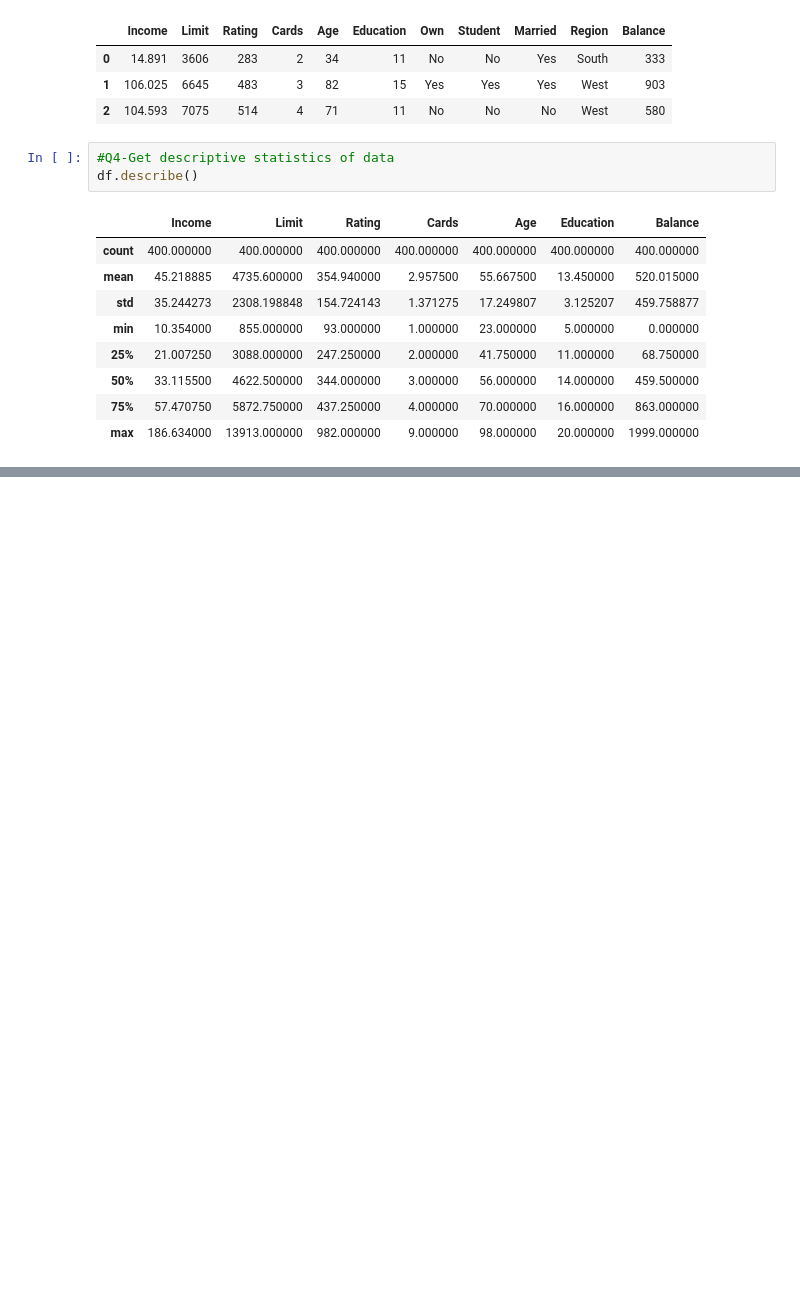
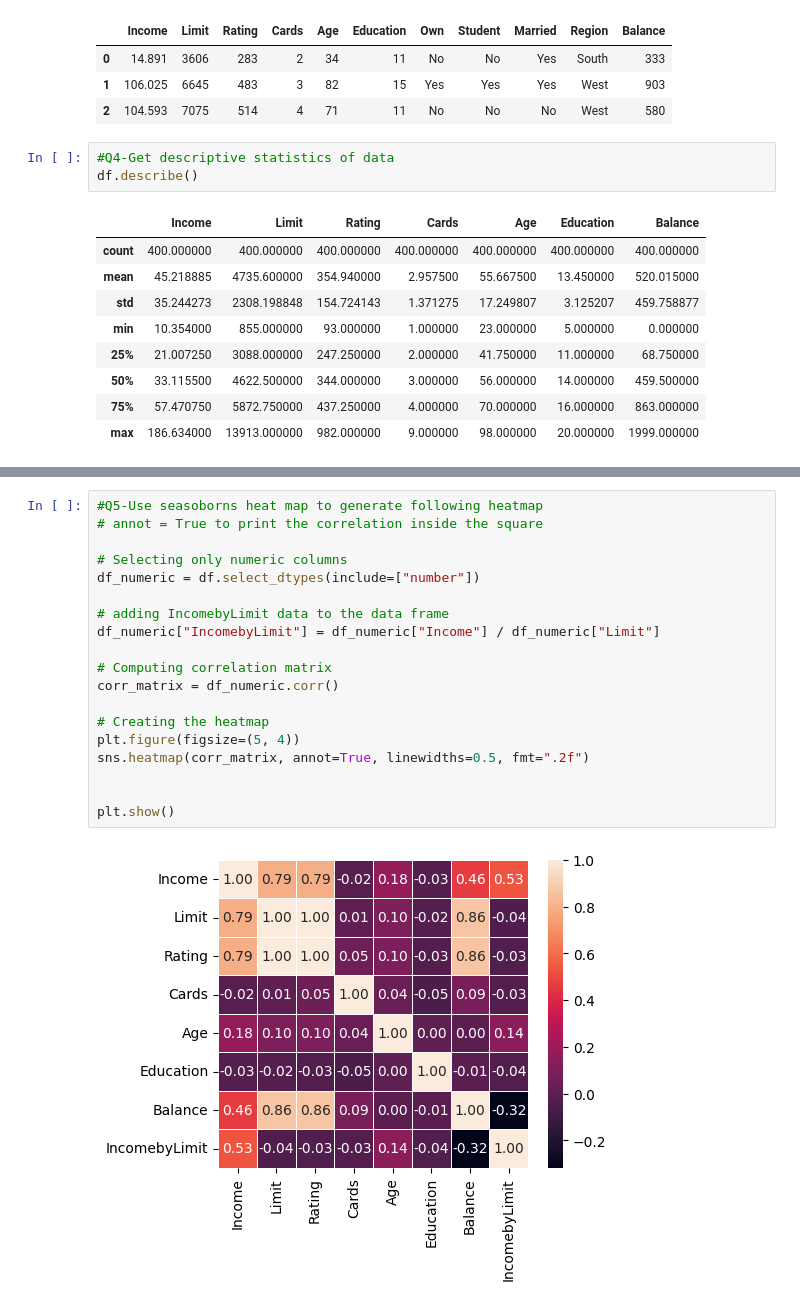
Before and after one commit to innosevda/Data-Science-CRN-20018, a Jupyter notebook: Homework2.ipynb, the cells around one changed output, grey strips where cells are left out. Saved outputs shown, nothing was run; the diff lists cells and outputs as text; blank space fills up the shorter version.

```diff
--- a/Homework2.ipynb
+++ b/Homework2.ipynb
@@ -71,2 +65,23 @@ df.describe()
+# %%
+#Q5-Use seasoborns heat map to generate following heatmap
+# annot = True to print the correlation inside the square
+
+# Selecting only numeric columns
+df_numeric = df.select_dtypes(include=["number"])
+
+# adding IncomebyLimit data to the data frame
+df_numeric["IncomebyLimit"] = df_numeric["Income"] / df_numeric["Limit"]
+
+# Computing correlation matrix
+corr_matrix = df_numeric.corr()
+
+# Creating the heatmap
+plt.figure(figsize=(5, 4))
+sns.heatmap(corr_matrix, annot=True, linewidths=0.5, fmt=".2f")
+
+
+plt.show()
+# %% [output]
+[figure, added]
 # %%
 #Q6-Plot the density distribution of Balance
```
Also changed, not shown: parts of 11 cells of this notebook.
